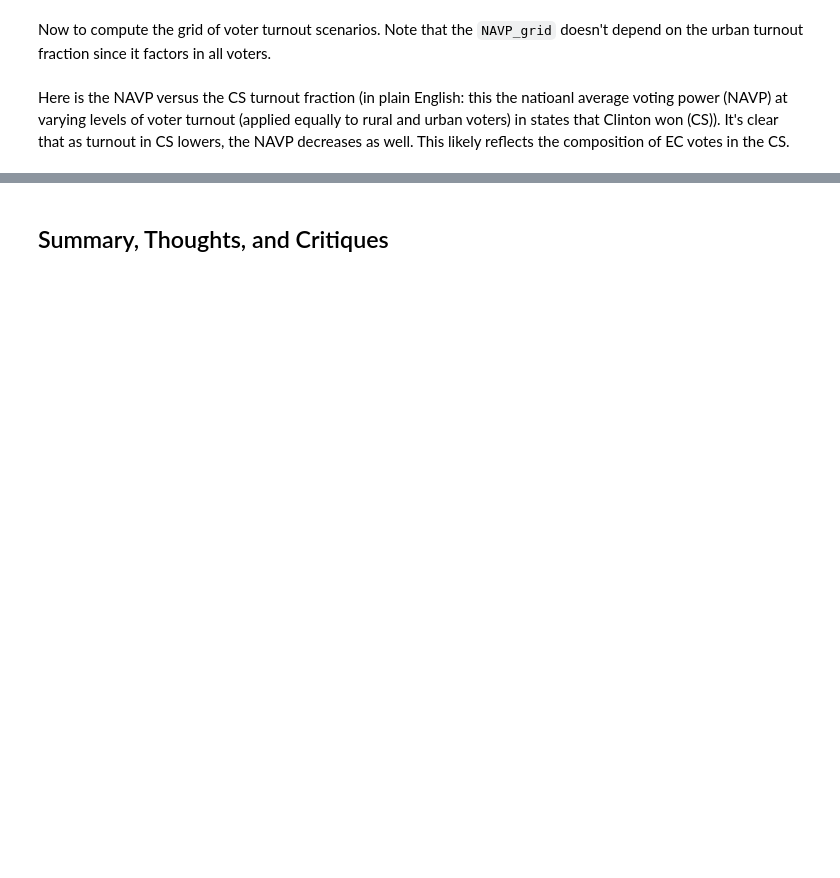
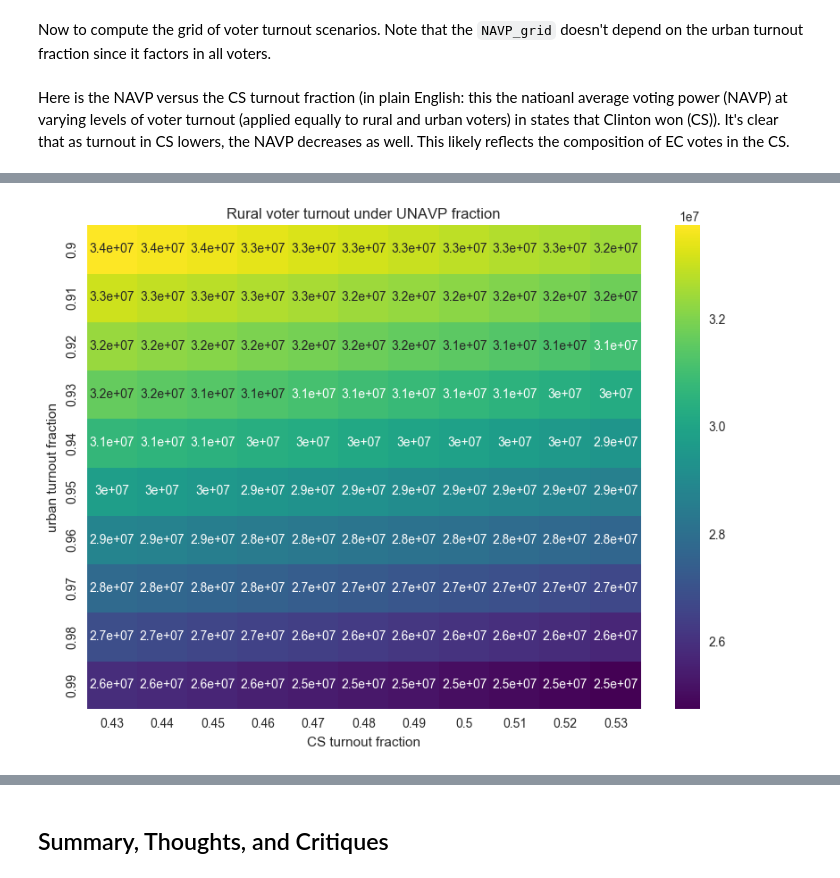
Before and after one commit to jhetherly/EC_rural_versus_urban, a Jupyter notebook: Rural vs Urban EC votes.ipynb, the cells around one changed output, grey strips where cells are left out. Saved outputs shown, nothing was run; the diff lists cells and outputs as text; code cells hidden in the pictures; blank space fills up the shorter version.

```diff
--- a/Rural vs Urban EC votes.ipynb
+++ b/Rural vs Urban EC votes.ipynb
@@ -416,10 +440,14 @@ for ctf in CS_turnout_fractions:
 # %%
 UNAVP_df = pd.DataFrame.from_dict(UNAVP_grid)
 RNAVP_df = pd.DataFrame.from_dict(RNAVP_grid)
-frac_diff_RNAVP_to_UNAVP_df = (RNAVP_df - UNAVP_df)/UNAVP_df
+UNAVP_POP_URBAN_turnout_df = pd.DataFrame.from_dict(UNAVP_POP_URBAN_turnout_grid)
+UNAVP_POP_RURAL_turnout_df = pd.DataFrame.from_dict(UNAVP_POP_RURAL_turnout_grid)
+frac_diff_RNAVP_to_UNAVP_df = fractional_difference(RNAVP_df, UNAVP_df)
 HPUNAVP_df = pd.DataFrame.from_dict(HPUNAVP_grid)
 HPU_RNAVP_df = pd.DataFrame.from_dict(HPU_RNAVP_grid)
-frac_diff_RNAVP_to_HPUNAVP_df = (HPU_RNAVP_df - HPUNAVP_df)/HPUNAVP_df
+HPUNAVP_POP_URBAN_turnout_df = pd.DataFrame.from_dict(HPUNAVP_POP_URBAN_turnout_grid)
+HPUNAVP_POP_RURAL_turnout_df = pd.DataFrame.from_dict(HPUNAVP_POP_RURAL_turnout_grid)
+frac_diff_RNAVP_to_HPUNAVP_df = fractional_difference(HPU_RNAVP_df, HPUNAVP_df)
 # %% [markdown]
 Here is the NAVP versus the CS turnout fraction (in plain English: this the natioanl average voting power (NAVP) at varying levels of voter turnout (applied equally to rural and urban voters) in states that Clinton won (CS)). It's clear that as turnout in CS lowers, the NAVP decreases as well. This likely reflects the composition of EC votes in the CS.
 # %%
@@ -456,0 +485,10 @@ plt.rcParams['figure.figsize'] = prev_size
+# %%
+prev_size = plt.rcParams['figure.figsize']
+plt.rcParams['figure.figsize'] = (10,7)
+g = sns.heatmap(UNAVP_POP_RURAL_turnout_df, annot=True, cmap='viridis')
+g.set_xlabel('CS turnout fraction')
+g.set_ylabel('urban turnout fraction')
+g.set_title('Rural voter turnout under UNAVP fraction')
+plt.rcParams['figure.figsize'] = prev_size
+# %% [output]
+[figure, added]
```
Also changed, not shown: parts of 18 cells of this notebook.
